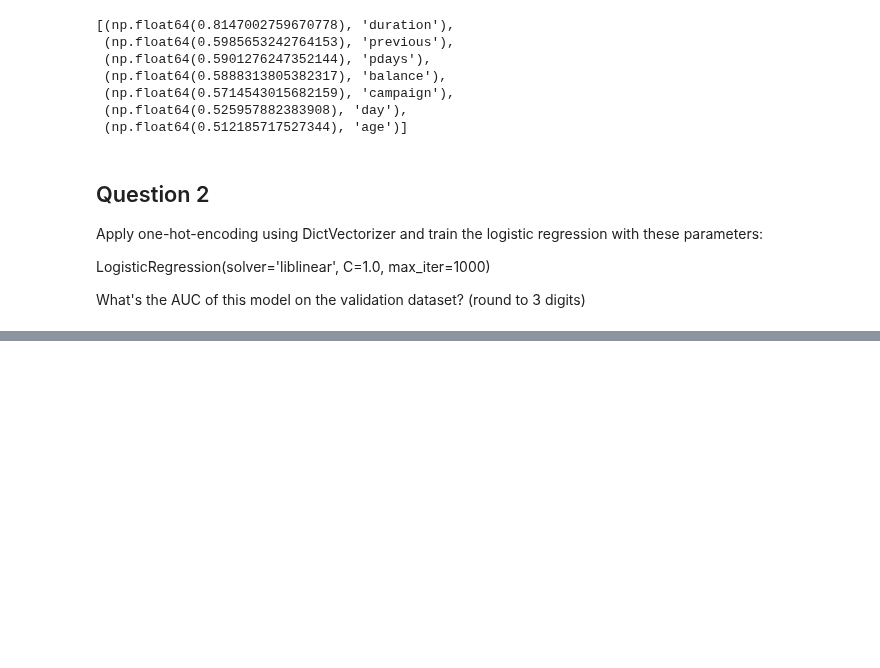
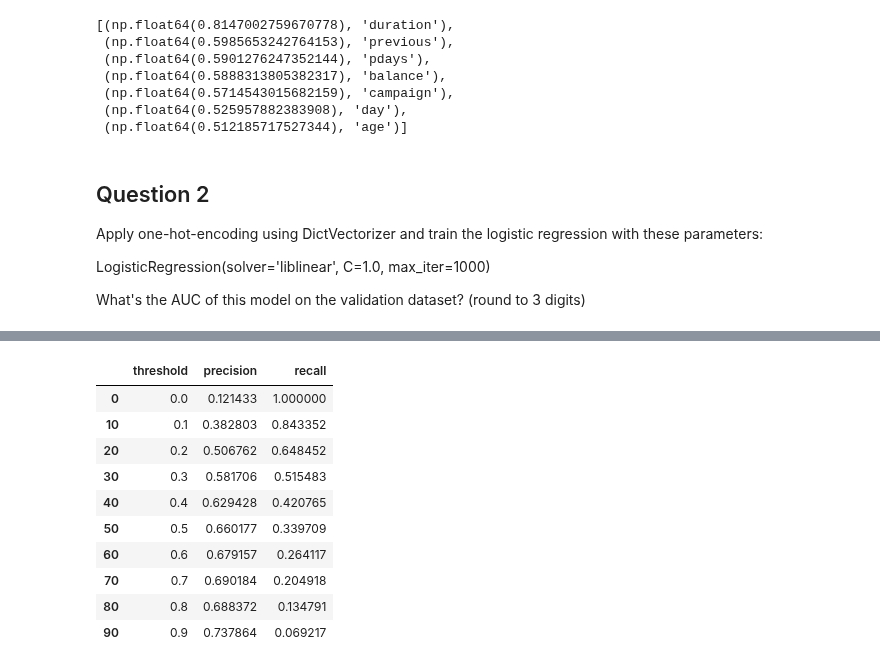
Before and after one commit to khvatov/machine-learning-zoomcamp-homework, a Jupyter notebook: 04-evaluation_metrics/homework.ipynb, the cells around one changed output, grey strips where cells are left out. Saved outputs shown, nothing was run; the diff lists cells and outputs as text; code cells hidden in the pictures; blank space fills up the shorter version.

```diff
--- a/04-evaluation_metrics/homework.ipynb
+++ b/04-evaluation_metrics/homework.ipynb
@@ -136,11 +155,13 @@ LogisticRegression(solver='liblinear', C=1.0, max_iter=1000)
 What's the AUC of this model on the validation dataset? (round to 3 digits)
 # %%
 def train(df_train, y_train):
-    dicts = df_train[categorical + numerical].to_dict(orient='records')
+    dicts = df_train[categorical_columns + numeric_columns].to_dict(orient='records')
 
     dv = DictVectorizer(sparse=False)
     X_train=dv.fit_transform(dicts)
 
     model = LogisticRegression(solver='liblinear', C=1.0, max_iter=1000)
+
+
     model.fit(X_train, y_train)
     return dv, model
@@ -151,0 +225,14 @@ NameError: name 'categorical' is not defined
+# %%
+df_pres_recall[::10]
+# %% [output]
+|  | threshold | precision | recall |
+| 0 | 0.0 | 0.121433 | 1.000000 |
+| 10 | 0.1 | 0.382803 | 0.843352 |
+| 20 | 0.2 | 0.506762 | 0.648452 |
+| 30 | 0.3 | 0.581706 | 0.515483 |
+| 40 | 0.4 | 0.629428 | 0.420765 |
+| 50 | 0.5 | 0.660177 | 0.339709 |
+| 60 | 0.6 | 0.679157 | 0.264117 |
+| 70 | 0.7 | 0.690184 | 0.204918 |
+| 80 | 0.8 | 0.688372 | 0.134791 |
+| 90 | 0.9 | 0.737864 | 0.069217 |
```
Also changed, not shown: parts of 10 cells of this notebook, 1 other file.
